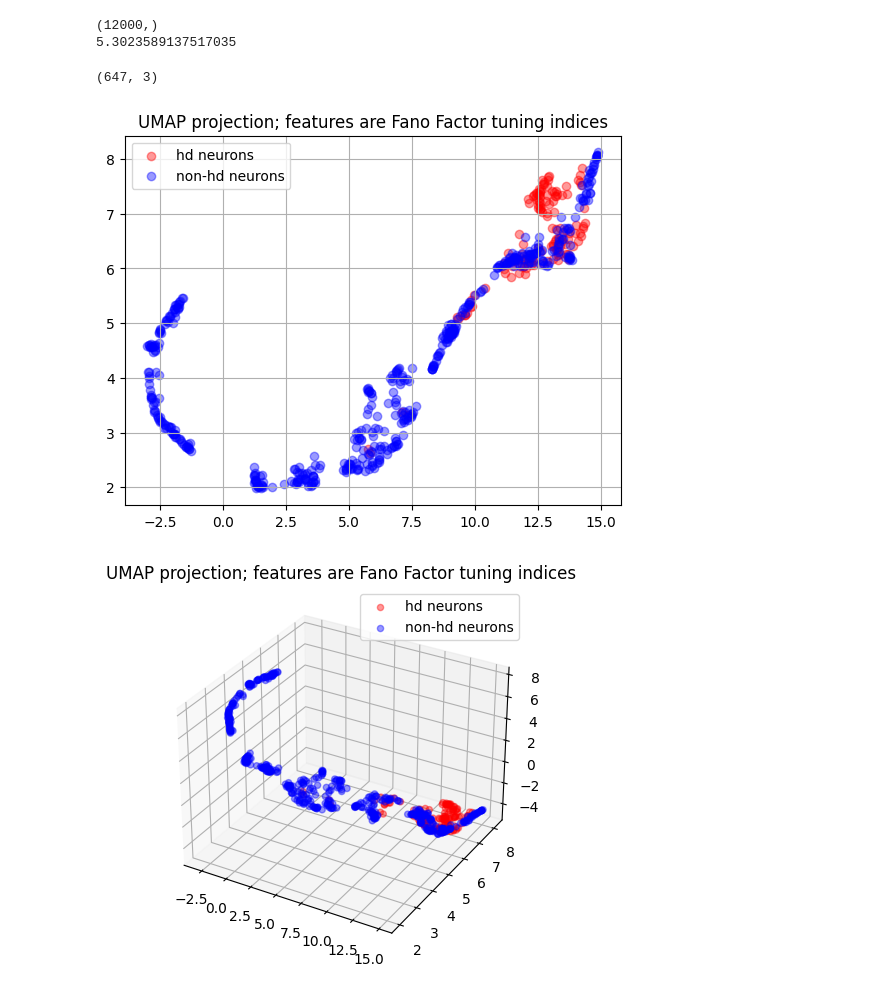
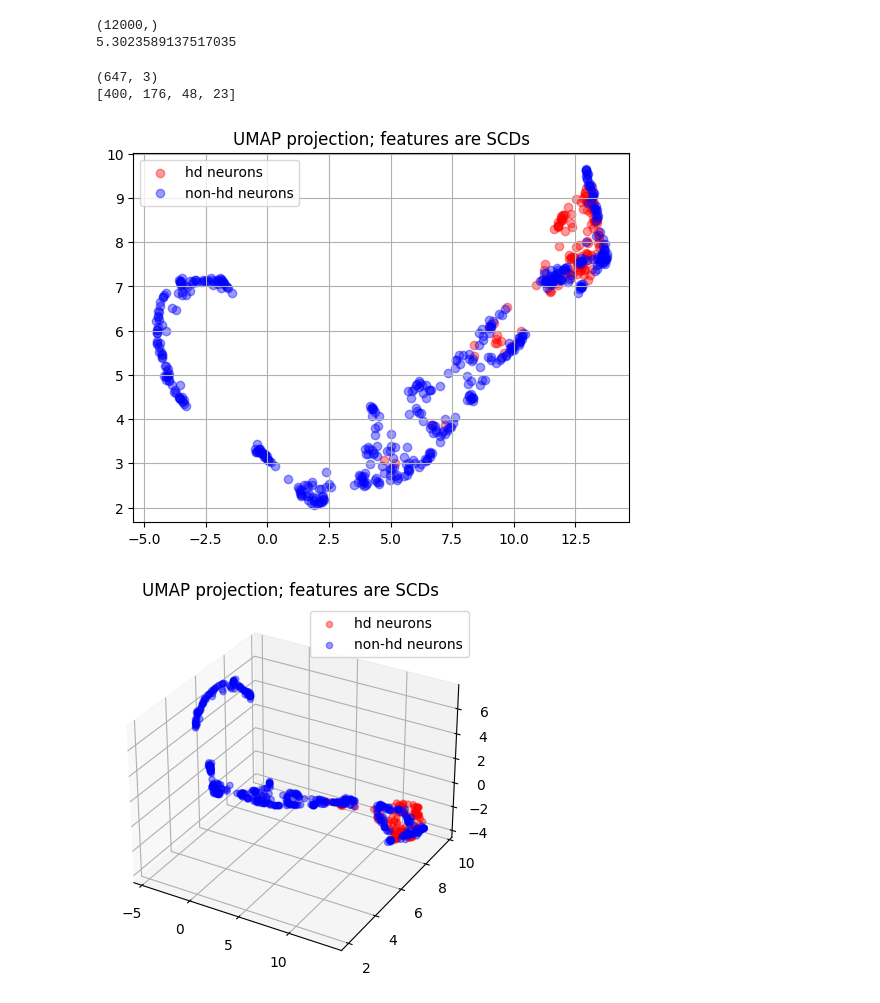
Before and after one commit to davindicode/UCM-interpret, a Jupyter notebook: analysis/umap_SCDs.ipynb, the cells around one changed output. Drawn from its saved outputs; the diff is of its cells as text; code cells hidden in the pictures.

```diff
--- a/analysis/umap_SCDs.ipynb
+++ b/analysis/umap_SCDs.ipynb
@@ -116,8 +154,11 @@ def load_scd_data(datadir, mouse_id, session_id, subset, phase='wake'):
     return scds, cov
 # %%
 datadir = '/scratches/ramanujan_2/vn283/HDC_PartIII/scd_data/'
+regions_datadir = '/scratches/ramanujan_2/dl543/HDC_PartIII/'
 
 phase='wake'
+bin_size=160
+single_spikes=False
 
 mice_sessions = {
     'Mouse12': ['120806'],#, '120807'],
@@ -140,10 +181,14 @@ num_neurons = data.shape[0]
 num_hdc = {}
 num_nonhdc = {}
 features = np.empty((0, steps, count))  # we have 6 covariates, so 6 features
+labels_brain_regions = np.empty(0)
 for mouse_id in mice_sessions.keys():
     num_hdc[mouse_id] = {}
     num_nonhdc[mouse_id] = {}
     for session_id in mice_sessions[mouse_id]:
+        dataset = HDC.get_dataset(mouse_id, session_id, phase, 'hdc', bin_size, single_spikes, path=regions_datadir)
+        neuron_regions = dataset['metainfo']['neuron_regions']
+        labels_brain_regions = np.concatenate((labels_brain_regions, neuron_regions))
         for subset in ['hdc', 'nonhdc']:
             scds, covariates = load_scd_data(datadir, mouse_id, session_id, subset)
 
@@ -221,15 +283,19 @@ print(correlation_hellinger(x, y, steps, K))
 (12000,)
 5.3023589137517035
 # %%
+%matplotlib inline
+
 import umap
 
 kwds = [steps, K]
-mapping = umap.UMAP(n_neighbors=30, min_dist=0.05, n_components=3, metric=correlation_hellinger, metric_kwds={'steps':steps, 'K':K}).fit(features)
+mapping = umap.UMAP(n_neighbors=20, min_dist=0.1, n_components=3, metric=correlation_hellinger, metric_kwds={'steps':steps, 'K':K}).fit(features)
 embedding = mapping.embedding_
 print(embedding.shape)
-plot_umap_hdc_nonhdc(embedding, filter_hdc, title='UMAP projection; features are Fano Factor tuning indices', plot_3d=True)
-plot_umap_diff_mice(embedding, mice_sessions, num_hdc, num_nonhdc, title='UMAP projection; features are Fano Factor tuning indices', plot_3d=True)
+plot_umap_hdc_nonhdc(embedding, filter_hdc, title='UMAP projection; features are SCDs', plot_3d=True)
+plot_umap_diff_mice(embedding, mice_sessions, num_hdc, num_nonhdc, title='UMAP projection; features are SCDs', plot_3d=True)
+plot_umap_brain_regions(embedding, labels_brain_regions, title='UMAP projection; features are SCDs', plot_3d=True)
 # %% [output]
 (647, 3)
+[400, 176, 48, 23]
-[figure, old version]
+[figure, new version]
-[figure, old version]
+[figure, new version]
```
Also changed, not shown: parts of 6 cells of this notebook, 21 other files.
